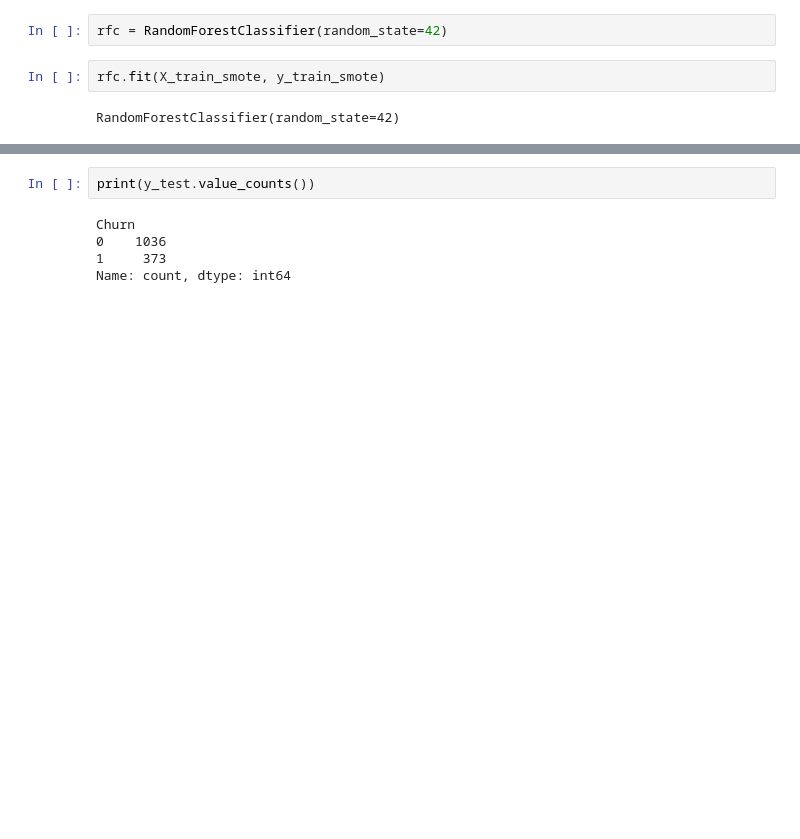
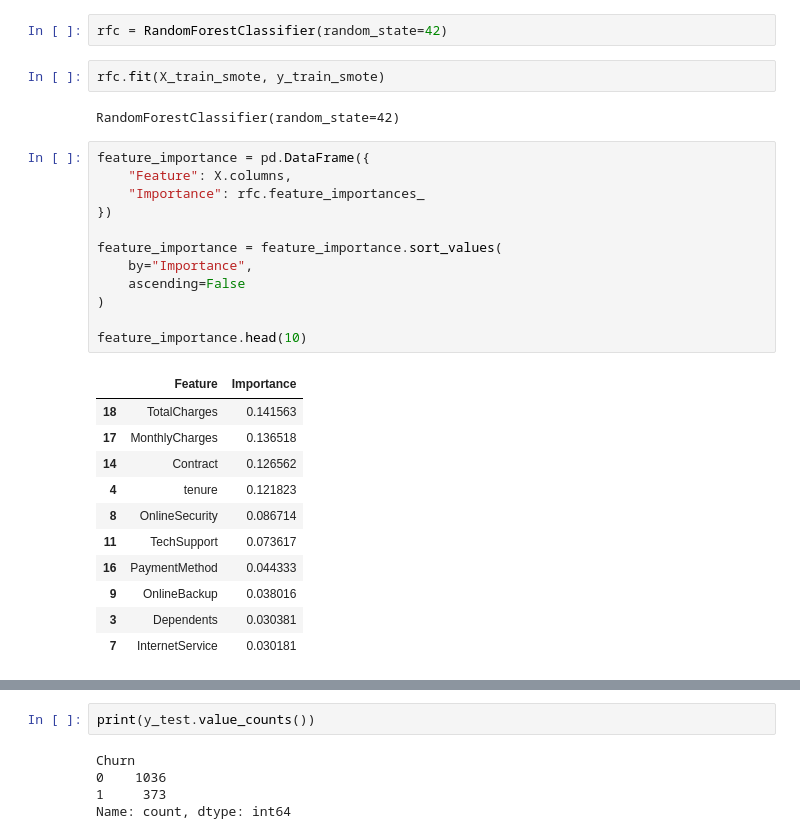
Before and after one commit to haritharajan04/Customer_Churn_Prediction_using_ML.ipynb, a Jupyter notebook: Customer_Churn_Prediction_using_ML.ipynb, the cells around one changed output, grey strips where cells are left out. Saved outputs shown, nothing was run; the diff lists cells and outputs as text; blank space fills up the shorter version.

```diff
--- a/Customer_Churn_Prediction_using_ML.ipynb
+++ b/Customer_Churn_Prediction_using_ML.ipynb
@@ -522,3 +521,27 @@ rfc = RandomForestClassifier(random_state=42)
 rfc.fit(X_train_smote, y_train_smote)
 # %% [output]
 RandomForestClassifier(random_state=42)
+# %%
+feature_importance = pd.DataFrame({
+    "Feature": X.columns,
+    "Importance": rfc.feature_importances_
+})
+
+feature_importance = feature_importance.sort_values(
+    by="Importance",
+    ascending=False
+)
+
+feature_importance.head(10)
+# %% [output]
+|  | Feature | Importance |
+| 18 | TotalCharges | 0.141563 |
+| 17 | MonthlyCharges | 0.136518 |
+| 14 | Contract | 0.126562 |
+| 4 | tenure | 0.121823 |
+| 8 | OnlineSecurity | 0.086714 |
+| 11 | TechSupport | 0.073617 |
+| 16 | PaymentMethod | 0.044333 |
+| 9 | OnlineBackup | 0.038016 |
+| 3 | Dependents | 0.030381 |
+| 7 | InternetService | 0.030181 |
```
Also changed, not shown: parts of 10 cells of this notebook.
